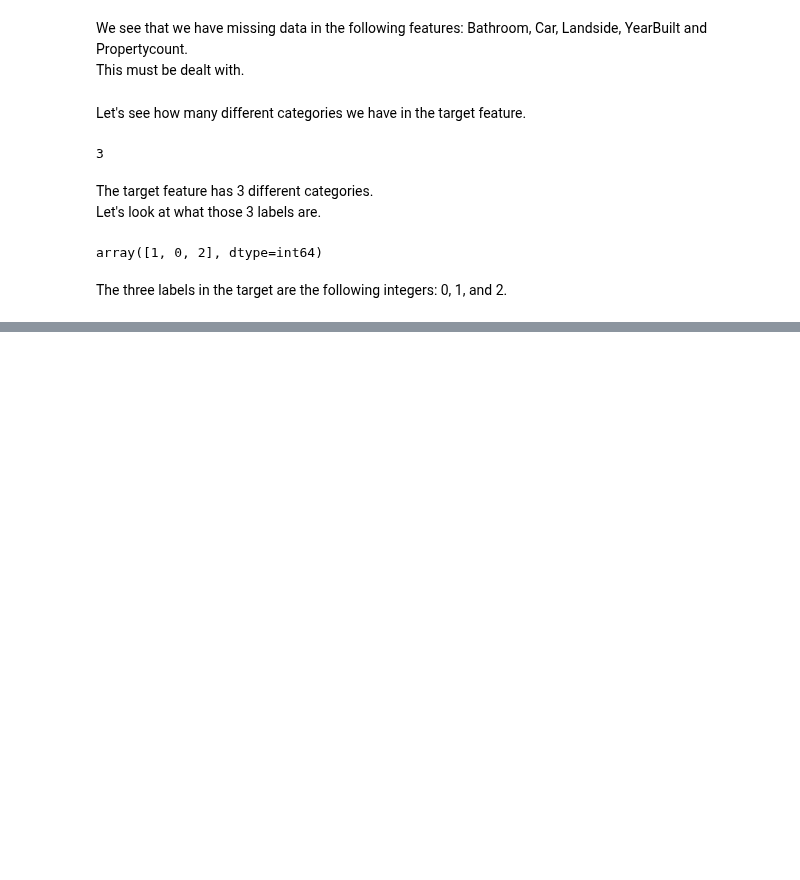
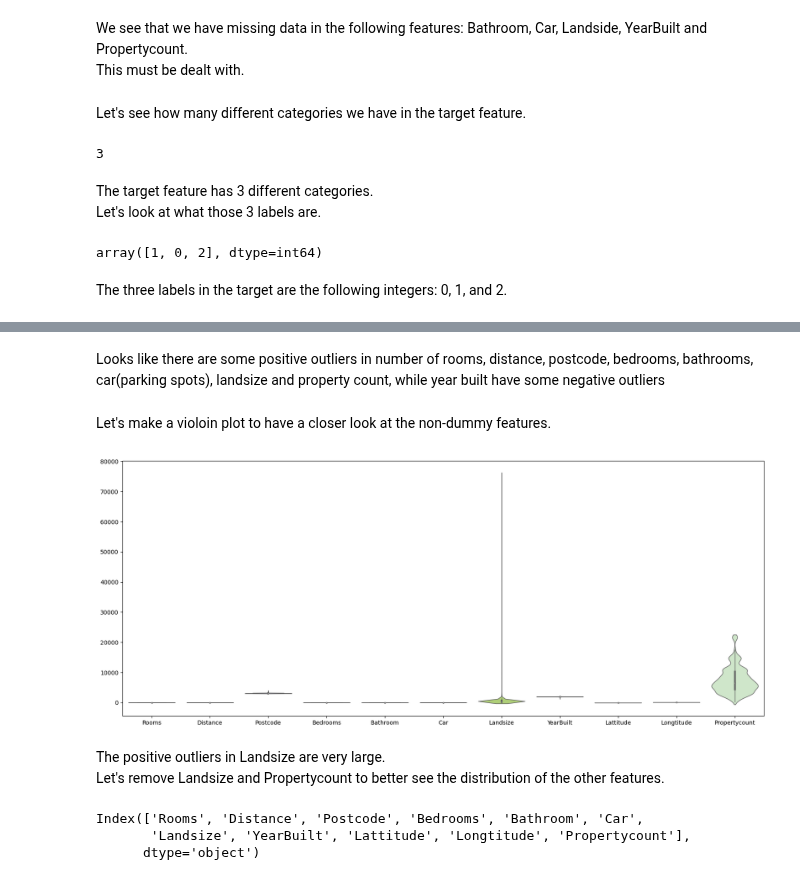
Before and after one commit to KristofferHemm/housepriceprediction, a Jupyter notebook: housepriceprediction.ipynb, the cells around one changed output, grey strips where cells are left out. Saved outputs shown, nothing was run; the diff lists cells and outputs as text; code cells hidden in the pictures; blank space fills up the shorter version.

Commit message:
added violinplots

```diff
--- a/housepriceprediction.ipynb
+++ b/housepriceprediction.ipynb
@@ -197,0 +197,19 @@ Looks like there are some positive outliers in number of rooms, distance, postco
+# %% [markdown]
+Looks like there are some positive outliers in number of rooms, distance, postcode, bedrooms, bathrooms, car(parking spots), landsize and property count, while year built have some negative outliers
+# %% [markdown]
+Let's make a violoin plot to have a closer look at the non-dummy features.
+# %%
+f, ax = plt.subplots(figsize=(20, 8))
+sns.violinplot(data=imputed_df.iloc[:,:11], palette="Set3", bw=.2, cut=1, linewidth=1, scale='width')
+plt.show()
+# %% [output]
+[figure, added]
+# %% [markdown]
+The positive outliers in Landsize are very large.
+Let's remove Landsize and Propertycount to better see the distribution of the other features.
+# %%
+imputed_df.iloc[:,:11].columns
+# %% [output]
+Index(['Rooms', 'Distance', 'Postcode', 'Bedrooms', 'Bathroom', 'Car',
+       'Landsize', 'YearBuilt', 'Lattitude', 'Longtitude', 'Propertycount'],
+      dtype='object')
```
Also changed, not shown: parts of 39 cells of this notebook.
